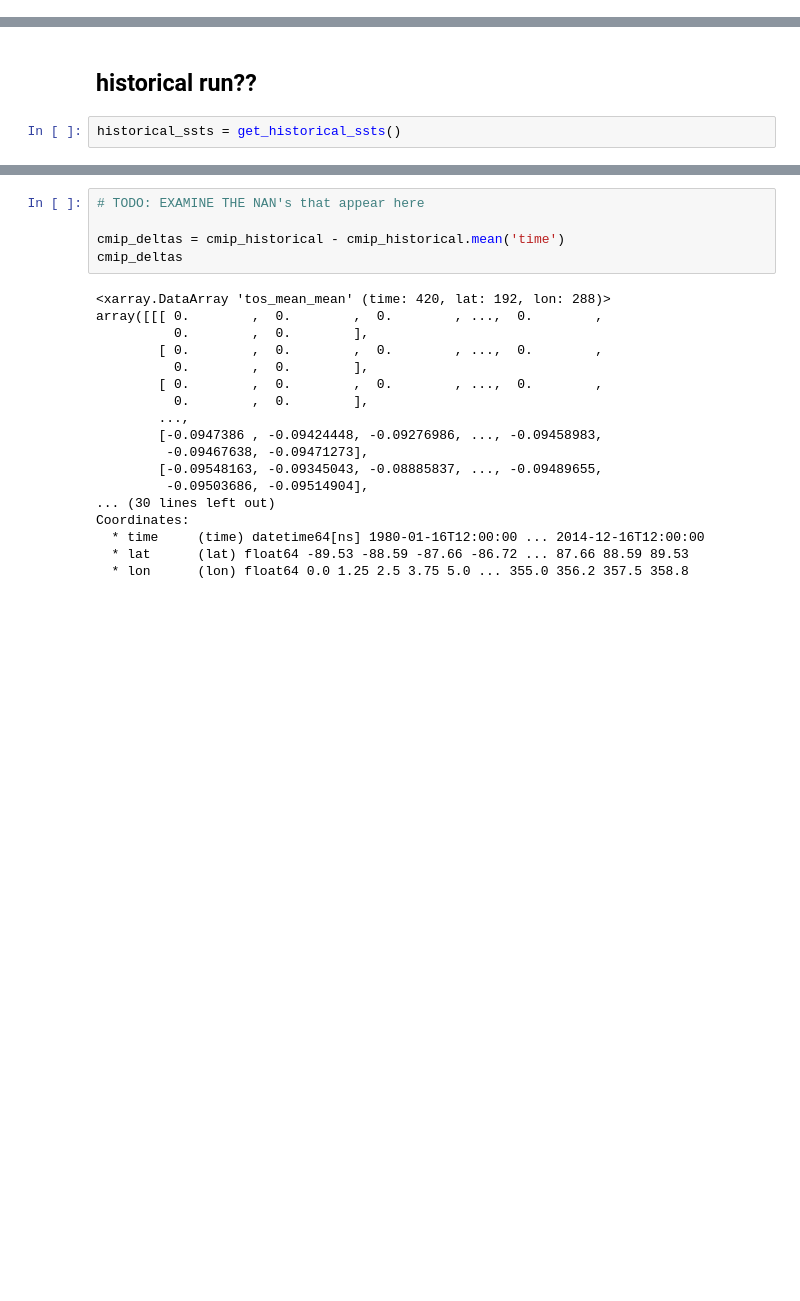
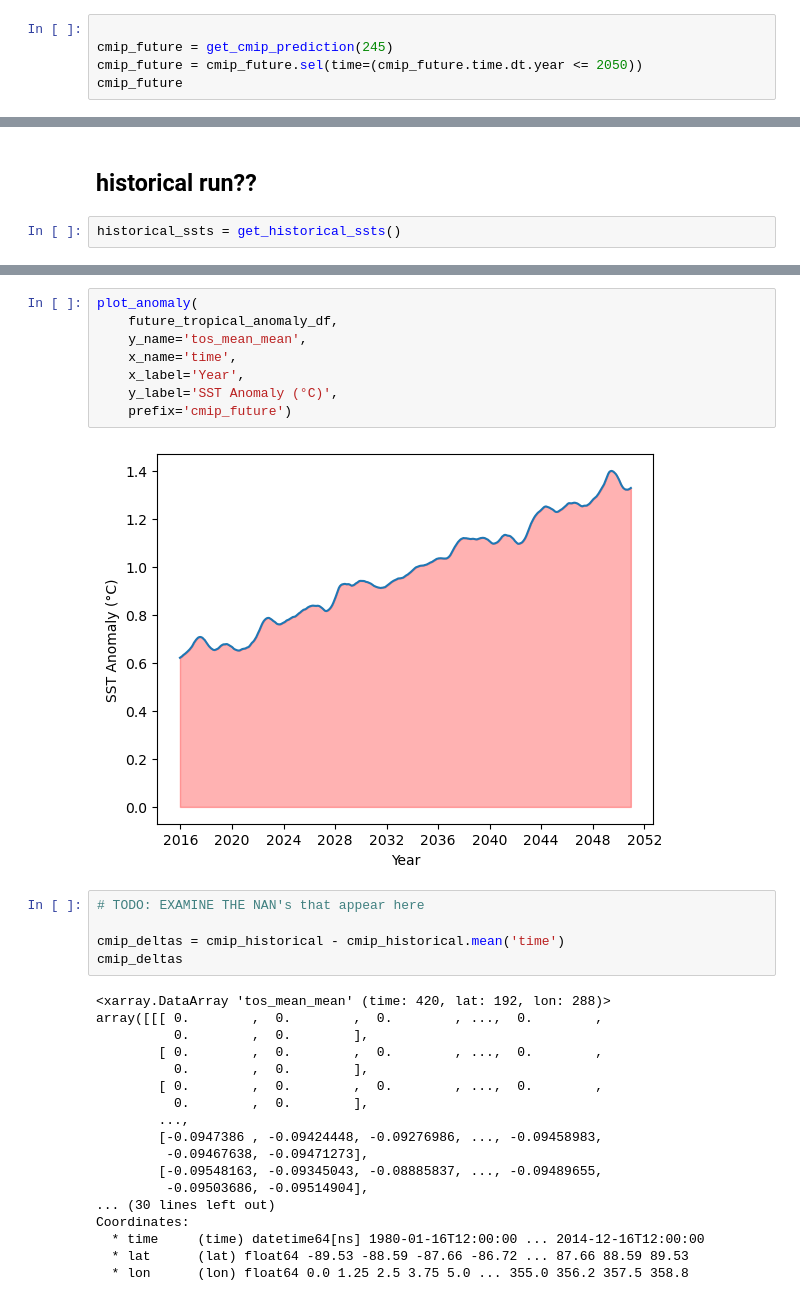
Before and after one commit to sydney-machine-learning/cyclonecategory_GCMs, a Jupyter notebook: Climate Project/albert/notebooks/CMIP.ipynb, the cells around one changed output, grey strips where cells are left out. Saved outputs shown, nothing was run; the diff lists cells and outputs as text; blank space fills up the shorter version.

```diff
--- a/Climate Project/albert/notebooks/CMIP.ipynb
+++ b/Climate Project/albert/notebooks/CMIP.ipynb
@@ -13,3 +13,8 @@ Coordinates:
   * time     (time) datetime64[ns] 1980-01-16T12:00:00 ... 2014-12-16T12:00:00
   * lat      (lat) float64 -89.53 -88.59 -87.66 -86.72 ... 87.66 88.59 89.53
   * lon      (lon) float64 0.0 1.25 2.5 3.75 5.0 ... 355.0 356.2 357.5 358.8
+# %%
+
+cmip_future = get_cmip_prediction(245)
+cmip_future = cmip_future.sel(time=(cmip_future.time.dt.year <= 2050))
+cmip_future
@@ -75,3 +108,13 @@ plot_anomaly(
+# %%
+plot_anomaly(
+    future_tropical_anomaly_df,
+    y_name='tos_mean_mean',
+    x_name='time',
+    x_label='Year',
+    y_label='SST Anomaly (°C)',
+    prefix='cmip_future')
+# %% [output]
+[figure, added]
 # %%
 # TODO: EXAMINE THE NAN's that appear here
 
```
Also changed, not shown: parts of 9 cells of this notebook, 13 other files.
